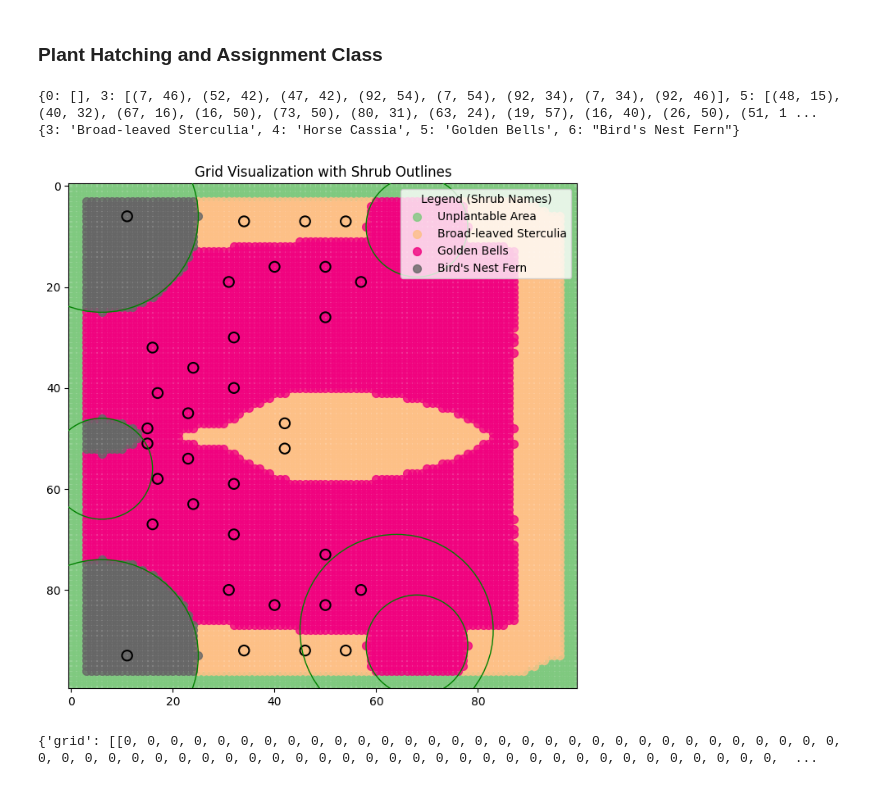
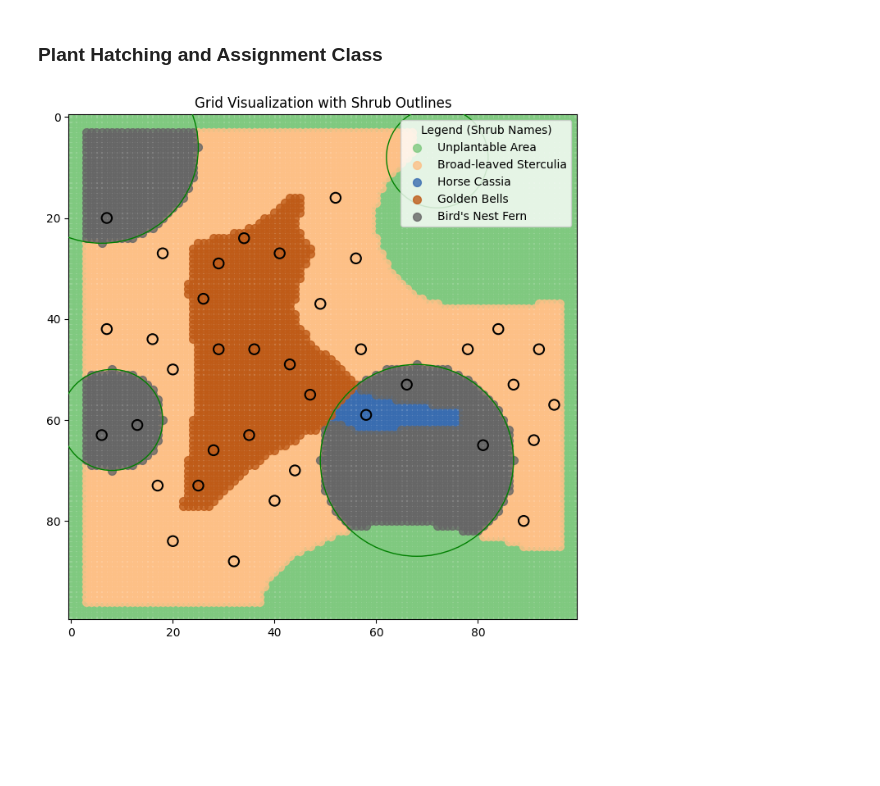
Before and after one commit to Jaywhisker/HDB_Planters, a Jupyter notebook: hdb-spatial-placement/notebooks/plant_hatching.ipynb, the cells around one changed output. Saved outputs shown, nothing was run; the diff lists cells and outputs as text; code cells hidden in the pictures; blank space fills up the shorter version.

```diff
--- a/hdb-spatial-placement/notebooks/plant_hatching.ipynb
+++ b/hdb-spatial-placement/notebooks/plant_hatching.ipynb
@@ -588,7 +593,7 @@ def eval_model(model:PPO, eval_env, show_results:bool=True, return_results:bool=
     if return_results:
         return eval_env.retrieve_results()
 # %%
-eval_env = plantTypeAllocationEnv(1.25, 0, 2)
+eval_env = plantTypeAllocationEnv(1.25, 0, 6)
 theme1, grid1, coordinates1 = eval_model(model, eval_env)
 print(theme1)
 print(coordinates1)
@@ -2306,10 +2427,7 @@ class plantHatchingAndAssignment():
 # %%
-something = plantHatchingAndAssignment(grid1, starting_input, coordinates1)
+something = plantHatchingAndAssignment(grid1, selected_plants, coordinates1, theme)
 
 output_json = something.hatch_allocate_plants(visualise=True)
-print(output_json)
+# print(output_json)
 # %% [output]
-{0: [], 3: [(7, 46), (52, 42), (47, 42), (92, 54), (7, 54), (92, 34), (7, 34), (92, 46)], 5: [(48, 15), (40, 32), (67, 16), (16, 50), (73, 50), (80, 31), (63, 24), (19, 57), (16, 40), (26, 50), (51, 1 ...
-{3: 'Broad-leaved Sterculia', 4: 'Horse Cassia', 5: 'Golden Bells', 6: "Bird's Nest Fern"}
-[figure, old version]
+[figure, new version]
-{'grid': [[0, 0, 0, 0, 0, 0, 0, 0, 0, 0, 0, 0, 0, 0, 0, 0, 0, 0, 0, 0, 0, 0, 0, 0, 0, 0, 0, 0, 0, 0, 0, 0, 0, 0, 0, 0, 0, 0, 0, 0, 0, 0, 0, 0, 0, 0, 0, 0, 0, 0, 0, 0, 0, 0, 0, 0, 0, 0, 0, 0, 0, 0, 0,  ...
```
Also changed, not shown: parts of 4 cells of this notebook.
